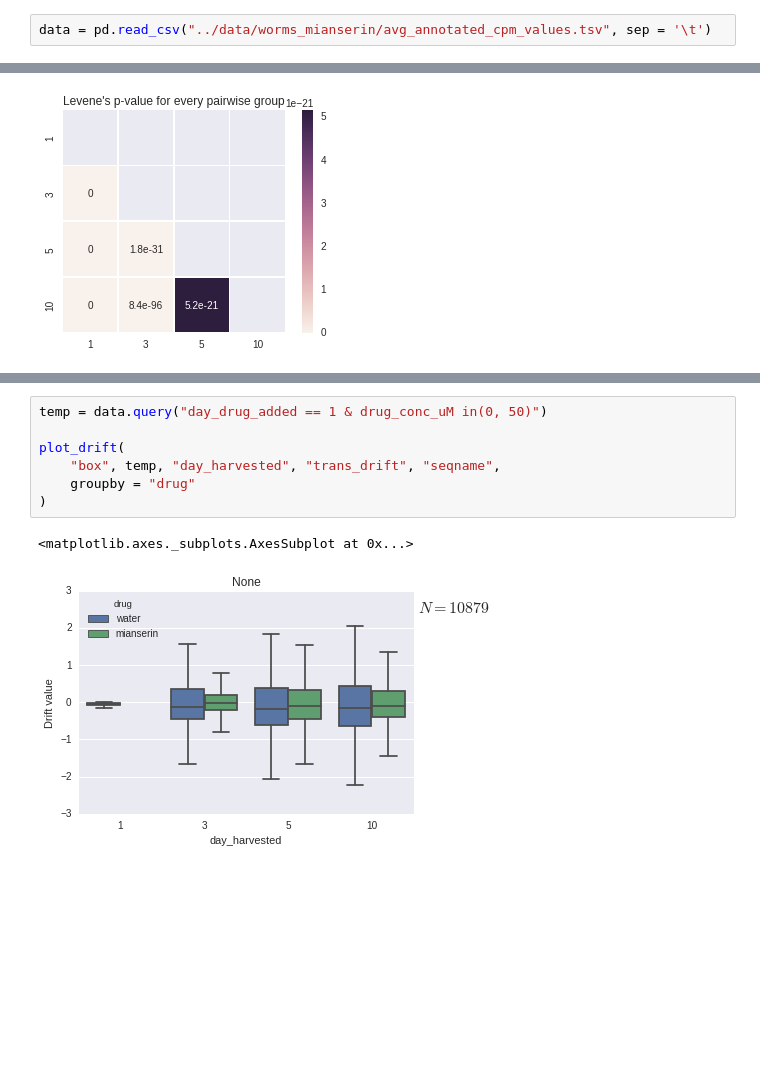
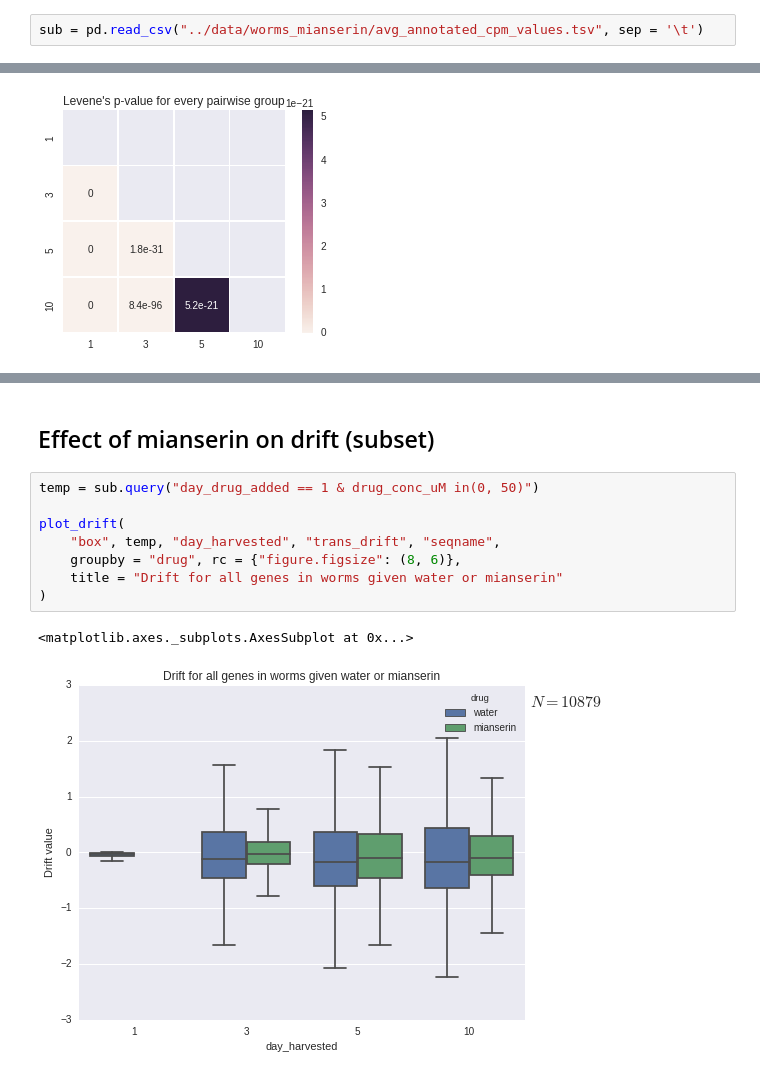
Before and after one commit to veleritas/ageing, a Jupyter notebook: analysis/worm_plots.ipynb, the cells around one changed output, grey strips where cells are left out. Drawn from its saved outputs; the diff is of its cells as text; blank space fills up the shorter version.

```diff
--- a/analysis/worm_plots.ipynb
+++ b/analysis/worm_plots.ipynb
@@ -25,3 +43,3 @@ from src.util import subset
 # %%
-data = pd.read_csv("../data/worms_mianserin/avg_annotated_cpm_values.tsv", sep = '\t')
+sub = pd.read_csv("../data/worms_mianserin/avg_annotated_cpm_values.tsv", sep = '\t')
 # %%
@@ -61,10 +243,13 @@ plot_p_val_heatmap(temp, "day_harvested", "trans_drift")
+# %% [markdown]
+## Effect of mianserin on drift (subset)
 # %%
-temp = data.query("day_drug_added == 1 & drug_conc_uM in(0, 50)")
+temp = sub.query("day_drug_added == 1 & drug_conc_uM in(0, 50)")
 
 plot_drift(
     "box", temp, "day_harvested", "trans_drift", "seqname",
-    groupby = "drug"
+    groupby = "drug", rc = {"figure.figsize": (8, 6)},
+    title = "Drift for all genes in worms given water or mianserin"
 )
 # %% [output]
 <matplotlib.axes._subplots.AxesSubplot at 0x...>
-[figure, old version]
+[figure, new version]
```
Also changed, not shown: parts of 46 cells of this notebook, 1 other file.
